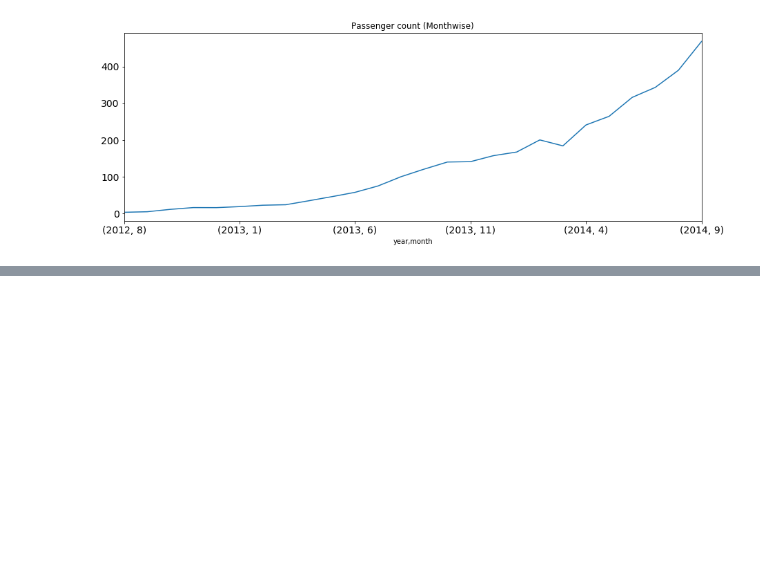
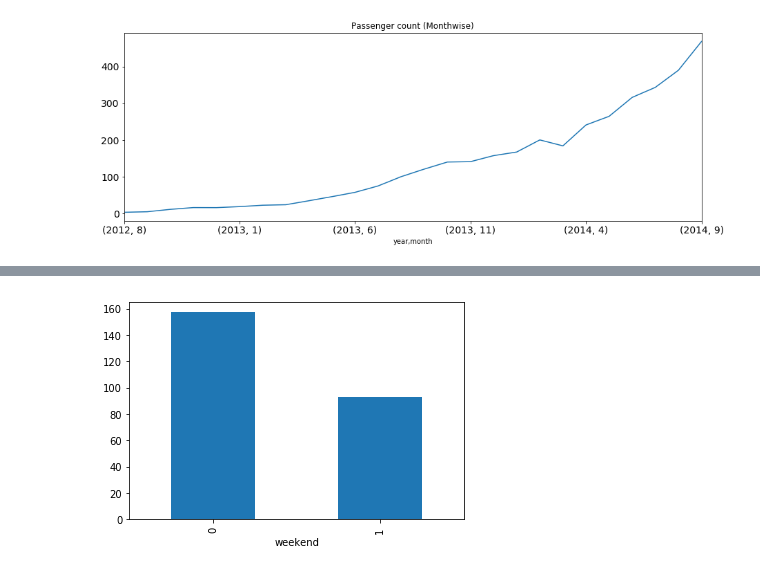
Before and after one commit to NilSagor/ml_kaggle, a Jupyter notebook: jetrail_timeseries/jetrail_timeseries.ipynb, the cells around one changed output, grey strips where cells are left out. Saved outputs shown, nothing was run; the diff lists cells and outputs as text; code cells hidden in the pictures; blank space fills up the shorter version.

```diff
--- a/jetrail_timeseries/jetrail_timeseries.ipynb
+++ b/jetrail_timeseries/jetrail_timeseries.ipynb
@@ -95,0 +104,4 @@ temp.plot(figsize = (15, 5), title = "Passenger count (Monthwise)", fontsize = 1
+# %%
+rail_train.groupby('weekend')['Count'].mean().plot.bar();
+# %% [output]
+[figure, added]
```
Also changed, not shown: parts of 9 cells of this notebook.
